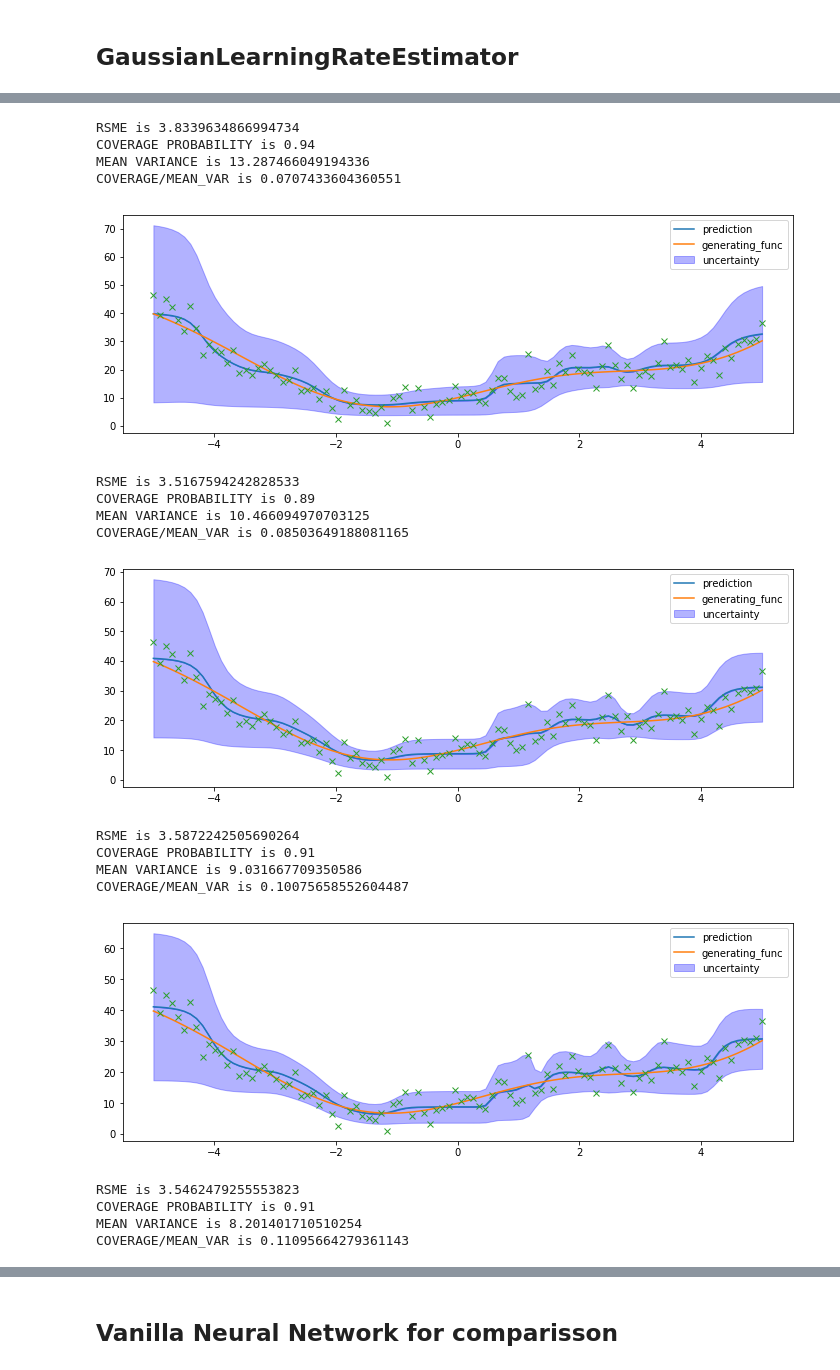
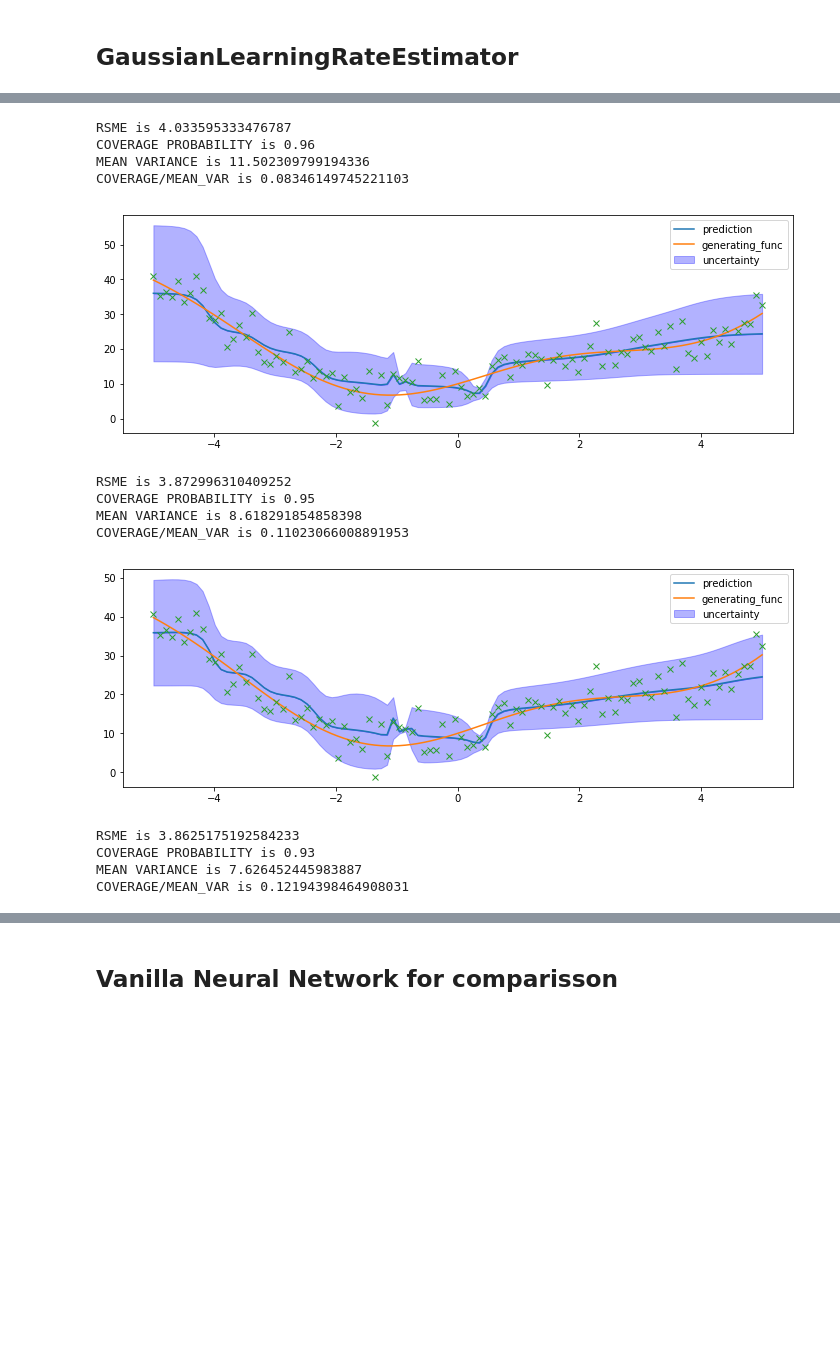
Before and after one commit to wooohoooo/Master-Thesis, a Jupyter notebook: Estimators_elaborate.ipynb, the cells around one changed output, grey strips where cells are left out. Saved outputs shown, nothing was run; the diff lists cells and outputs as text; code cells hidden in the pictures; blank space fills up the shorter version.

```diff
--- a/Estimators_elaborate.ipynb
+++ b/Estimators_elaborate.ipynb
@@ -71,9 +90,11 @@ Link: https://arxiv.org/abs/1612.01474
 # Preparations
 # %%
 num_epochs = 10
+num_eps = 75
+seed = 43#43 is cool 101 1011
 params = {'num_neurons':[10,10,10],
           'num_epochs':num_epochs,
           'learning_rate':0.001,
-          'seed':1012}#43 is cool 101
+          'seed':seed}
           #'optimizer':tf.train.AdamOptimizer}
 # %%
@@ -146,11 +168,14 @@ RSME is 19.703758597624013
 # %% [markdown]
 Maye replace min_variance with
 # %%
-for i in range(100):
-    gauss.train(X,y)
+gauss_error_list = []
+for i in range(num_eps):
+    #gauss.train(X,y)
+    errors = gauss.train_and_evaluate(X,y)
+    gauss_error_list += errors
     #gauss_lr.train(X,y)
     #vanilla.train(X,y)
-    if i%20 ==0:
+    if i%(num_eps/5) ==0:
         gauss_preds = gauss.predict(X)
         gauss_var = gauss.predict_var(X)
 
@@ -191,8 +222,10 @@ COVERAGE/MEAN_VAR is 0.1069125565297347
 # %% [markdown]
 ## GaussianLearningRateEstimator
 # %%
-for i in range(100):
-    gauss_lr.train(X,y)
+gauss_lr_error_list = []
+for i in range(num_eps):
+    errors = gauss_lr.train_and_evaluate(X,y)
+    gauss_lr_error_list += errors
     #gauss_lr.train(X,y)
     #vanilla.train(X,y)
     if i%20 ==0:
@@ -217,19 +250,14 @@ COVERAGE/MEAN_VAR is 0.016982584079643696
-RSME is 3.8339634866994734
-COVERAGE PROBABILITY is 0.94
-MEAN VARIANCE is 13.287466049194336
-COVERAGE/MEAN_VAR is 0.0707433604360551
+RSME is 4.033595333476787
+COVERAGE PROBABILITY is 0.96
+MEAN VARIANCE is 11.502309799194336
+COVERAGE/MEAN_VAR is 0.08346149745221103
-[figure, old version]
+[figure, new version]
-RSME is 3.5167594242828533
-COVERAGE PROBABILITY is 0.89
-MEAN VARIANCE is 10.466094970703125
-COVERAGE/MEAN_VAR is 0.08503649188081165
+RSME is 3.872996310409252
+COVERAGE PROBABILITY is 0.95
+MEAN VARIANCE is 8.618291854858398
+COVERAGE/MEAN_VAR is 0.11023066008891953
-[figure, old version]
+[figure, new version]
-RSME is 3.5872242505690264
-COVERAGE PROBABILITY is 0.91
-MEAN VARIANCE is 9.031667709350586
-COVERAGE/MEAN_VAR is 0.10075658552604487
+RSME is 3.8625175192584233
+COVERAGE PROBABILITY is 0.93
+MEAN VARIANCE is 7.626452445983887
+COVERAGE/MEAN_VAR is 0.12194398464908031
-[figure, removed]
-RSME is 3.5462479255553823
-COVERAGE PROBABILITY is 0.91
-MEAN VARIANCE is 8.201401710510254
-COVERAGE/MEAN_VAR is 0.11095664279361143
```
Also changed, not shown: parts of 21 cells of this notebook, 2 other files.
